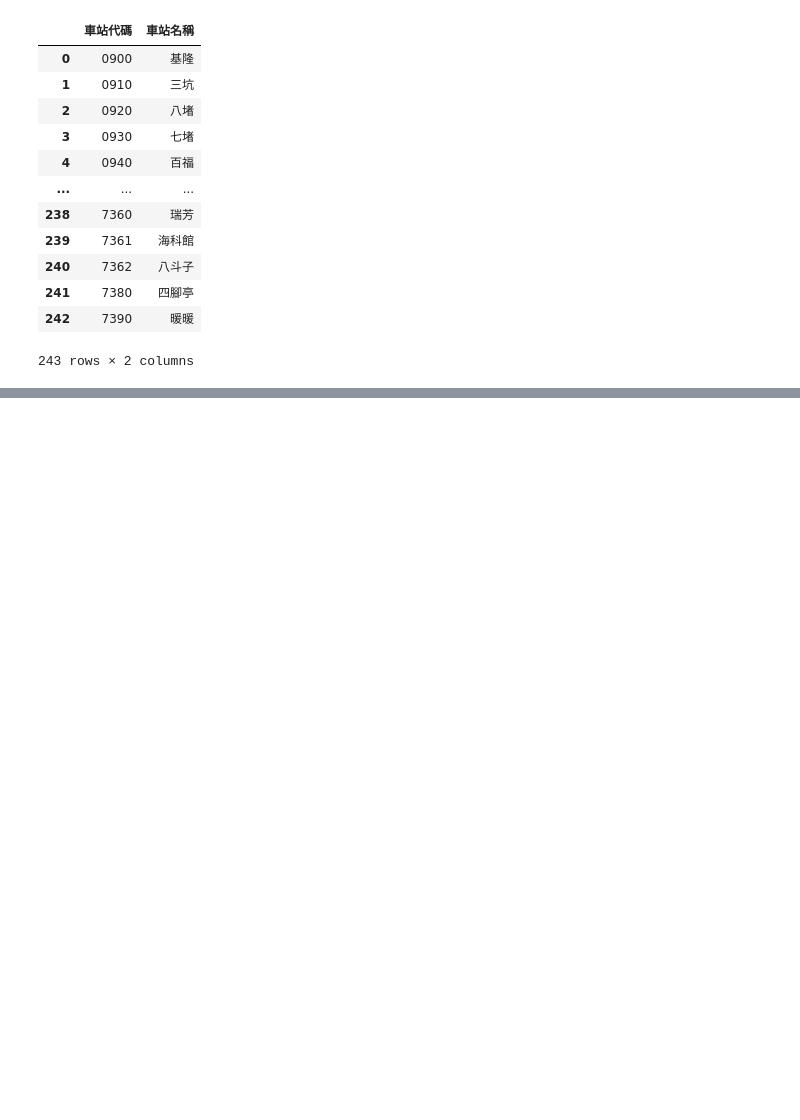
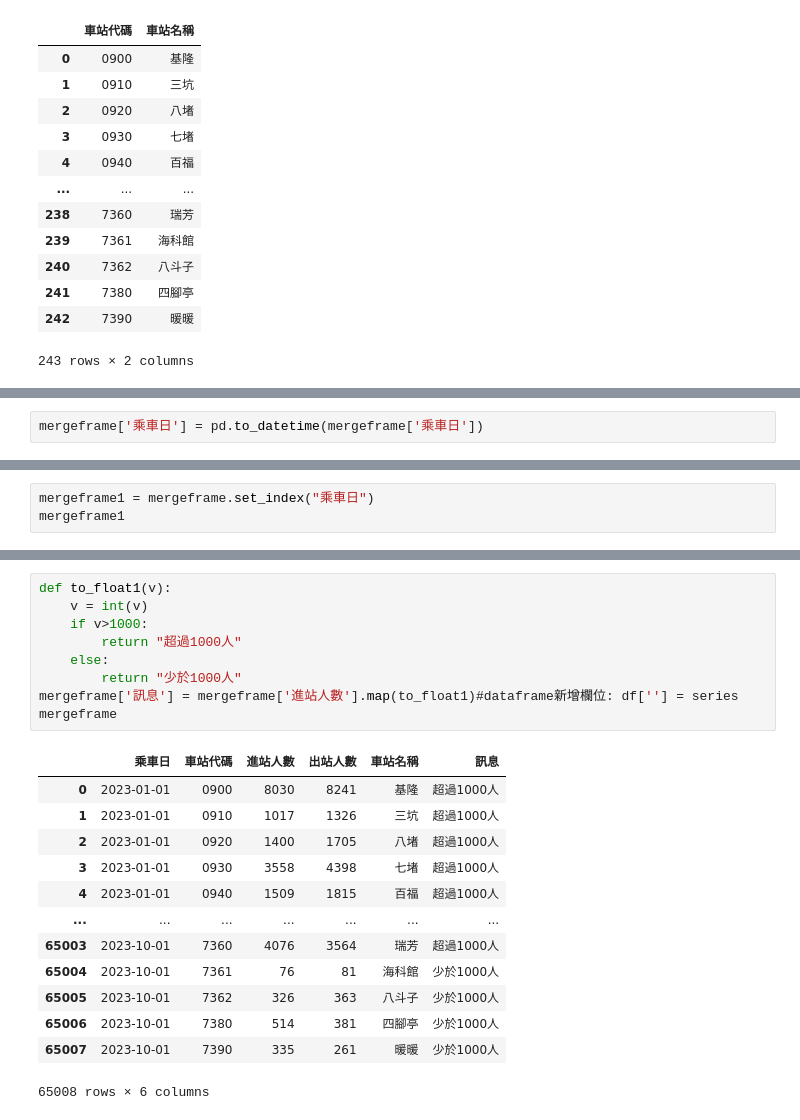
Before and after one commit to lucaswu0306/2023_8_20, a Jupyter notebook: lesson21_6.ipynb, the cells around one changed output, grey strips where cells are left out. Saved outputs shown, nothing was run; the diff lists cells and outputs as text; blank space fills up the shorter version.

```diff
--- a/lesson21_6.ipynb
+++ b/lesson21_6.ipynb
@@ -102,0 +121,2 @@ pd.merge(dataFrame,stations,on='車站代碼')
+# %%
+mergeframe['乘車日'] = pd.to_datetime(mergeframe['乘車日'])
@@ -102,0 +170,3 @@ pd.merge(dataFrame,stations,on='車站代碼')
+# %%
+mergeframe1 = mergeframe.set_index("乘車日")
+mergeframe1
@@ -102,0 +256,23 @@ pd.merge(dataFrame,stations,on='車站代碼')
+# %%
+def to_float1(v):
+    v = int(v)
+    if v>1000:
+        return "超過1000人"
+    else:
+        return "少於1000人"
+mergeframe['訊息'] = mergeframe['進站人數'].map(to_float1)#dataframe新增欄位: df[''] = series
+mergeframe
+# %% [output]
+|  | 乘車日 | 車站代碼 | 進站人數 | 出站人數 | 車站名稱 | 訊息 |
+| 0 | 2023-01-01 | 0900 | 8030 | 8241 | 基隆 | 超過1000人 |
+| 1 | 2023-01-01 | 0910 | 1017 | 1326 | 三坑 | 超過1000人 |
+| 2 | 2023-01-01 | 0920 | 1400 | 1705 | 八堵 | 超過1000人 |
+| 3 | 2023-01-01 | 0930 | 3558 | 4398 | 七堵 | 超過1000人 |
+| 4 | 2023-01-01 | 0940 | 1509 | 1815 | 百福 | 超過1000人 |
+| ... | ... | ... | ... | ... | ... | ... |
+| 65003 | 2023-10-01 | 7360 | 4076 | 3564 | 瑞芳 | 超過1000人 |
+| 65004 | 2023-10-01 | 7361 | 76 | 81 | 海科館 | 少於1000人 |
+| 65005 | 2023-10-01 | 7362 | 326 | 363 | 八斗子 | 少於1000人 |
+| 65006 | 2023-10-01 | 7380 | 514 | 381 | 四腳亭 | 少於1000人 |
+| 65007 | 2023-10-01 | 7390 | 335 | 261 | 暖暖 | 少於1000人 |
+65008 rows × 6 columns
```
Also changed, not shown: parts of 21 cells of this notebook, 32 other files.
